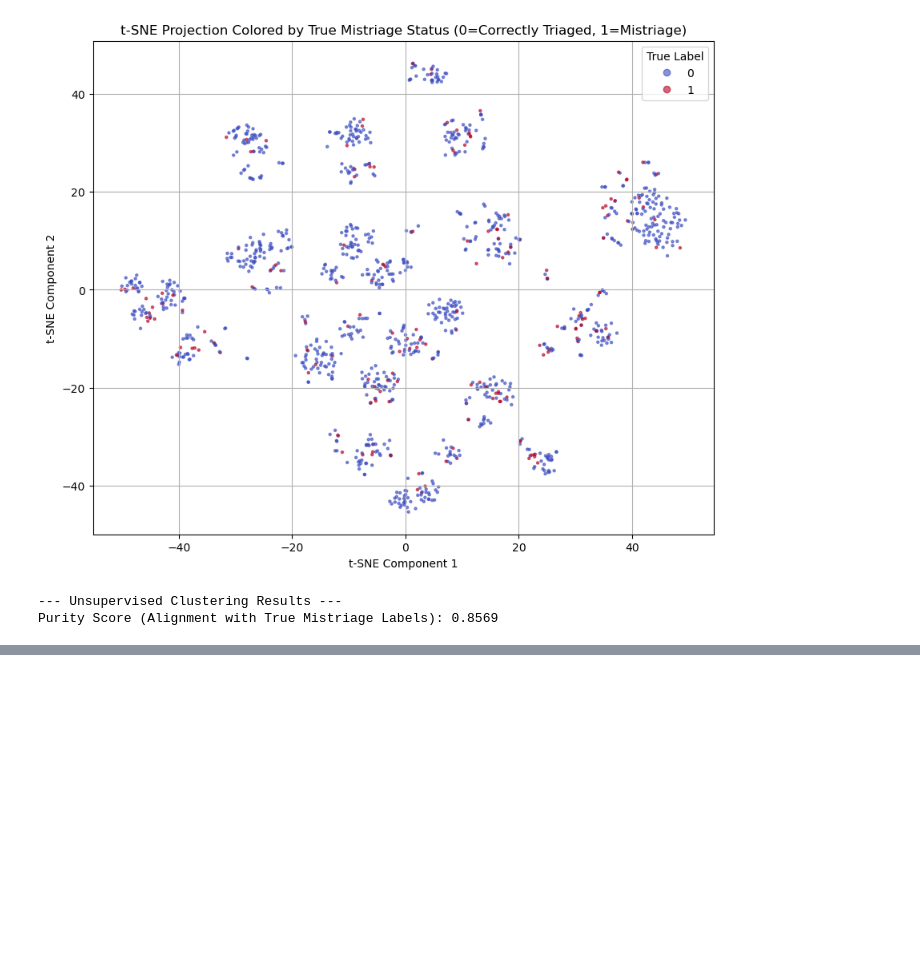
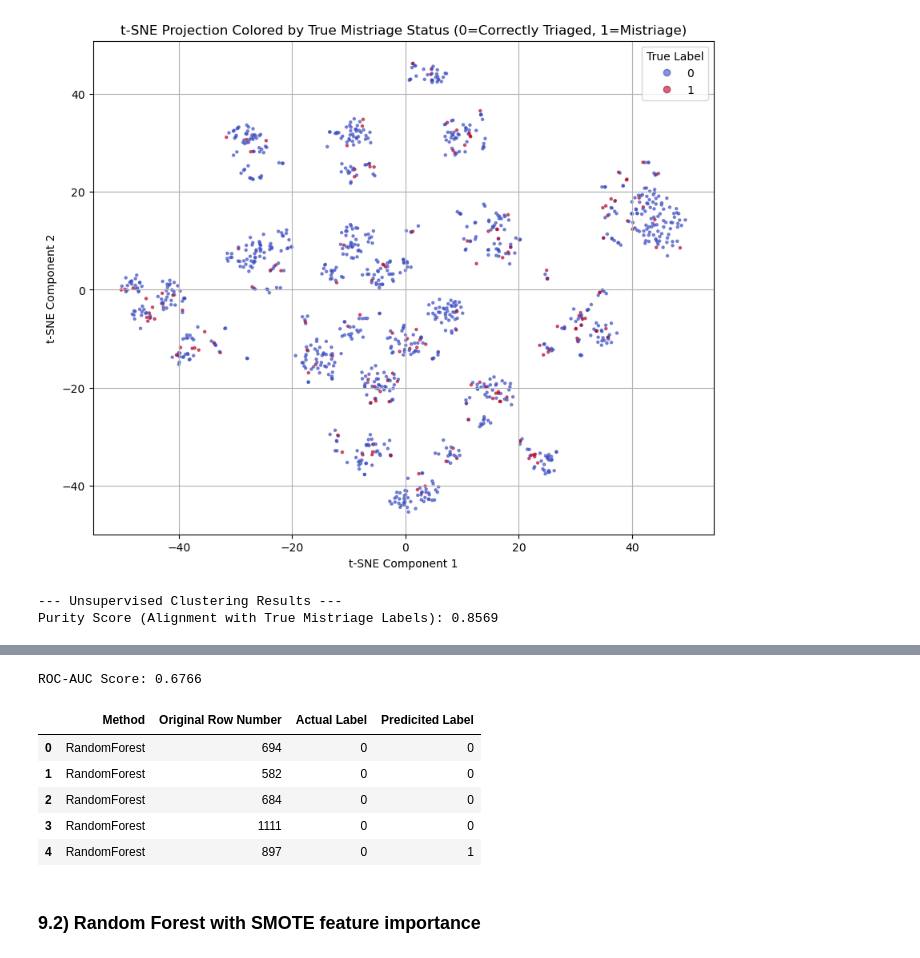
Before and after one commit to erincameron11/emergency-triage-status, a Jupyter notebook: 2_classification.ipynb, the cells around one changed output, grey strips where cells are left out. Saved outputs shown, nothing was run; the diff lists cells and outputs as text; code cells hidden in the pictures; blank space fills up the shorter version.

Commit message:
add SMOTE analysis

```diff
--- a/2_classification.ipynb
+++ b/2_classification.ipynb
@@ -600,0 +621,3 @@ Purity Score (Alignment with True Mistriage Labels): 0.8569
+# %%
+# Fit SMOTE on X_train and Y_train to generate the synthetic data
+X_train_smote, Y_train_smote = sm.fit_resample(X_train, Y_train)
@@ -600,0 +639,6 @@ Purity Score (Alignment with True Mistriage Labels): 0.8569
+# %%
+# Initialize the RF classifier (remove class_weight="balanced" since SMOTE artificially balances the dataset)
+rf_model_smote = RandomForestClassifier(n_estimators=300, max_depth=10, random_state=123)
+# %%
+# Fit the model
+rf_model_smote.fit(X_train_smote, Y_train_smote)
@@ -600,0 +647,5 @@ Purity Score (Alignment with True Mistriage Labels): 0.8569
+# %%
+# Predict
+predictions_rf_smote = rf_model_smote.predict(X_test)
+# Probability for the positive class (1)
+prediction_probabilities_rf_smote = rf_model_smote.predict_proba(X_test)[:, 1]
@@ -600,0 +666,23 @@ Purity Score (Alignment with True Mistriage Labels): 0.8569
+# %%
+# Calculate ROC-AUC score
+auc_score_rf = roc_auc_score(Y_test, prediction_probabilities_rf_smote)
+print(f"ROC-AUC Score: {auc_score_rf:.4f}")
+# %% [output]
+ROC-AUC Score: 0.6766
+# %%
+# Save the predictions to file
+prediction_results = Y_test.to_frame("Actual Label")
+prediction_results = prediction_results.reset_index().rename(columns={"index": "Original Row Number"})
+prediction_results["Predicited Label"] = predictions_rf_smote
+prediction_results.insert(0, "Method", "RandomForest")
+prediction_results.to_csv("./results/RandomForest_SMOTE_Predictions.csv")
+prediction_results.head(5)
+# %% [output]
+|  | Method | Original Row Number | Actual Label | Predicited Label |
+| 0 | RandomForest | 694 | 0 | 0 |
+| 1 | RandomForest | 582 | 0 | 0 |
+| 2 | RandomForest | 684 | 0 | 0 |
+| 3 | RandomForest | 1111 | 0 | 0 |
+| 4 | RandomForest | 897 | 0 | 1 |
+# %% [markdown]
+### 9.2) Random Forest with SMOTE feature importance
```
Also changed, not shown: parts of 11 cells of this notebook, 1 other file.
